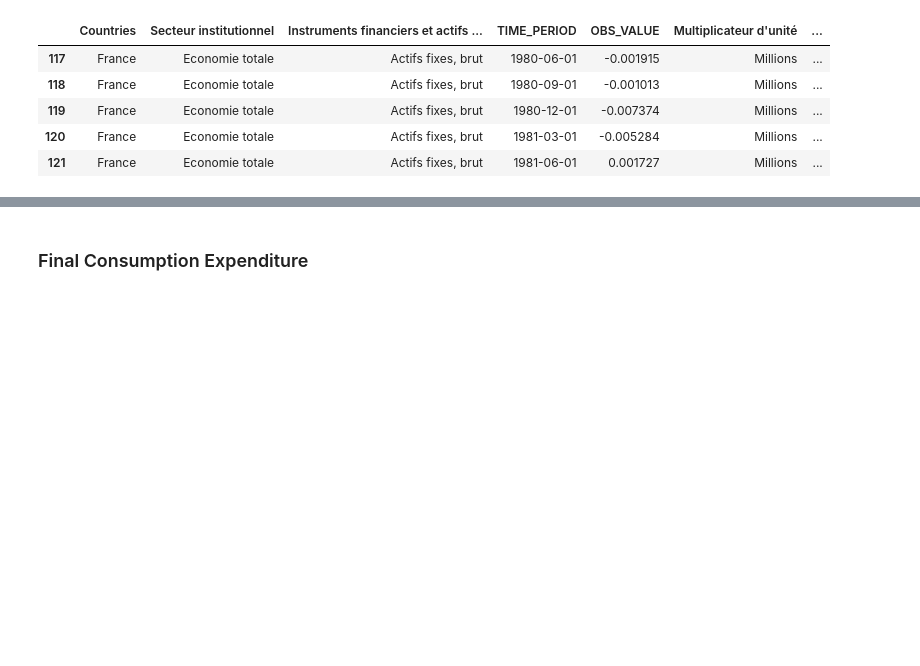
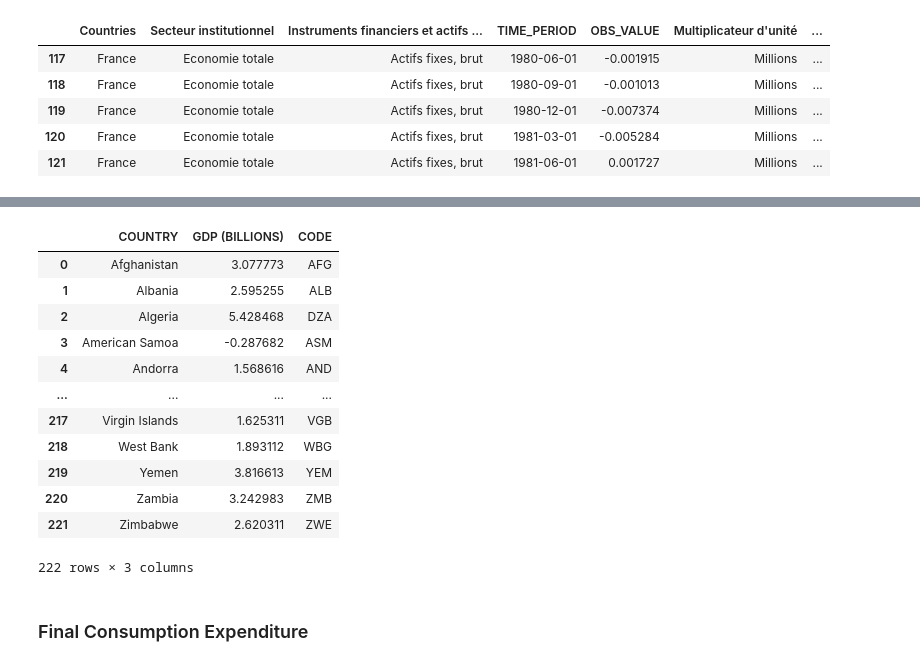
Before and after one commit to ManuelaBarreto/Practice_Project, a Jupyter notebook: Visualization.ipynb, the cells around one changed output, grey strips where cells are left out. Drawn from its saved outputs; the diff is of its cells as text; code cells hidden in the pictures; blank space fills up the shorter version.

```diff
--- a/Visualization.ipynb
+++ b/Visualization.ipynb
@@ -55,3 +57,44 @@ from dash.dependencies import Input, Output
+# %%
+import plotly.graph_objects as go
+import pandas as pd
+
+df = pd.read_csv('https://raw.githubusercontent.com/plotly/datasets/master/2014_world_gdp_with_codes.csv')
+df['GDP (BILLIONS)'] = np.log(df['GDP (BILLIONS)'])
+
+
+globe = go.Figure(go.Choropleth(
+    z=df['GDP (BILLIONS)'],  # Valores para o mapa de calor
+    colorscale='Reds',  # Esquema de cores
+    text=df['COUNTRY'],  # Texto que aparecerá quando passar o mouse sobre os países
+    locations=df['CODE'],  # Códigos dos países
+    zmin=df['GDP (BILLIONS)'].min(),  # Valor mínimo para o mapa de calor
+    zmax=df['GDP (BILLIONS)'].max(),  # Valor máximo para o mapa de calor
+    colorbar_title='GDP (log)',  # Título da barra de cores
+    marker_line_width=1  # Largura da linha do marcador
+))
+
+# Configurações de layout
+globe.update_layout(
+    geo=dict(
+        showframe = False,
+        showcoastlines = False,
+        projection = dict(type = 'orthographic'),
+        resolution = 110,
+        showcountries = True,
+        countrycolor = '#d1d1d1',
+        showocean = True,
+        oceancolor = '#c9d2e0',
+        showlakes = True,
+        lakecolor = '#99c0db',
+        showrivers = True,
+        rivercolor = '#99c0db'
+    ),
+    width=1200,  # Largura da figura
+    height=900  # Altura da figura
+)
+
+# Exibindo o gráfico
+globe.show()
 # %% [markdown]
 ## North America
 # %% [markdown]
@@ -331,3 +358,19 @@ if __name__ == '__main__':
+# %%
+df
+# %% [output]
+|  | COUNTRY | GDP (BILLIONS) | CODE |
+| 0 | Afghanistan | 3.077773 | AFG |
+| 1 | Albania | 2.595255 | ALB |
+| 2 | Algeria | 5.428468 | DZA |
+| 3 | American Samoa | -0.287682 | ASM |
+| 4 | Andorra | 1.568616 | AND |
+| ... | ... | ... | ... |
+| 217 | Virgin Islands | 1.625311 | VGB |
+| 218 | West Bank | 1.893112 | WBG |
+| 219 | Yemen | 3.816613 | YEM |
+| 220 | Zambia | 3.242983 | ZMB |
+| 221 | Zimbabwe | 2.620311 | ZWE |
+222 rows × 3 columns
 # %% [markdown]
 ### Final Consumption Expenditure
 # %% [markdown]
```
Also changed, not shown: parts of 4 cells of this notebook.
